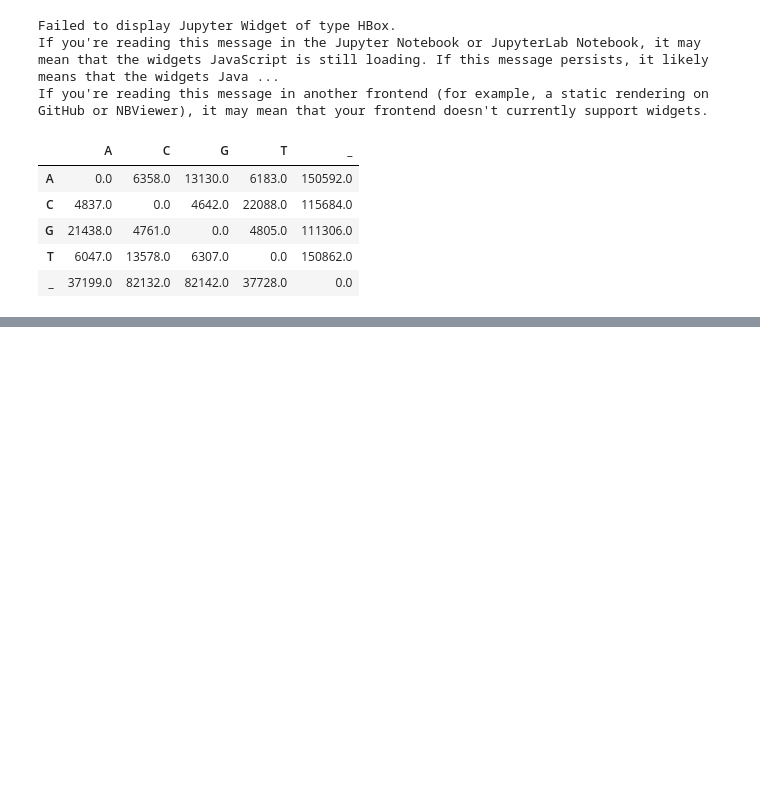
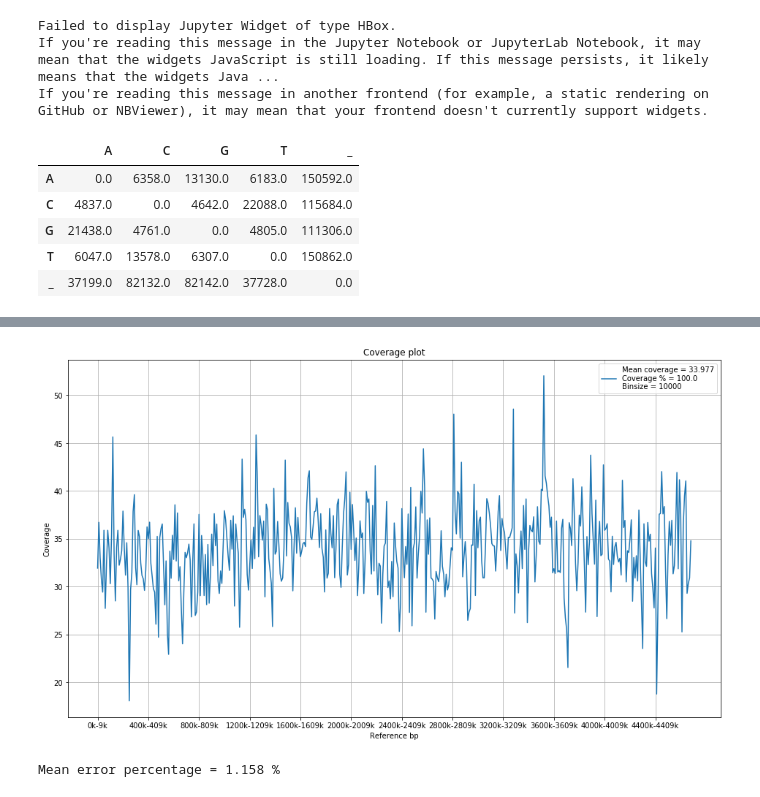
Before and after one commit to DimaOrekhov/NGS_Analysis, a Jupyter notebook: Assignment_2b.ipynb, the cells around one changed output, grey strips where cells are left out. Drawn from its saved outputs; the diff is of its cells as text; code cells hidden in the pictures; blank space fills up the shorter version.

Commit message:
Assignment 2

```diff
--- a/Assignment_2b.ipynb
+++ b/Assignment_2b.ipynb
@@ -292,0 +386,4 @@ sindmat2
+# %%
+bt_bam_path1 = 'Data/Assignment_2/IonT_bow/s_b22.bam'
+# %%
+bt_cov1 = get_coverage(bt_bam_path1)
@@ -292,0 +392,8 @@ sindmat2
+# %%
+coverage_plot(bt_cov1, 10000, 40)
+# %% [output]
+[figure, added]
+# %%
+print('Mean error percentage =', round(get_mean_error(bt_bam_path1), 3), '%')
+# %% [output]
+Mean error percentage = 1.158 %
```
Also changed, not shown: parts of 16 cells of this notebook.
